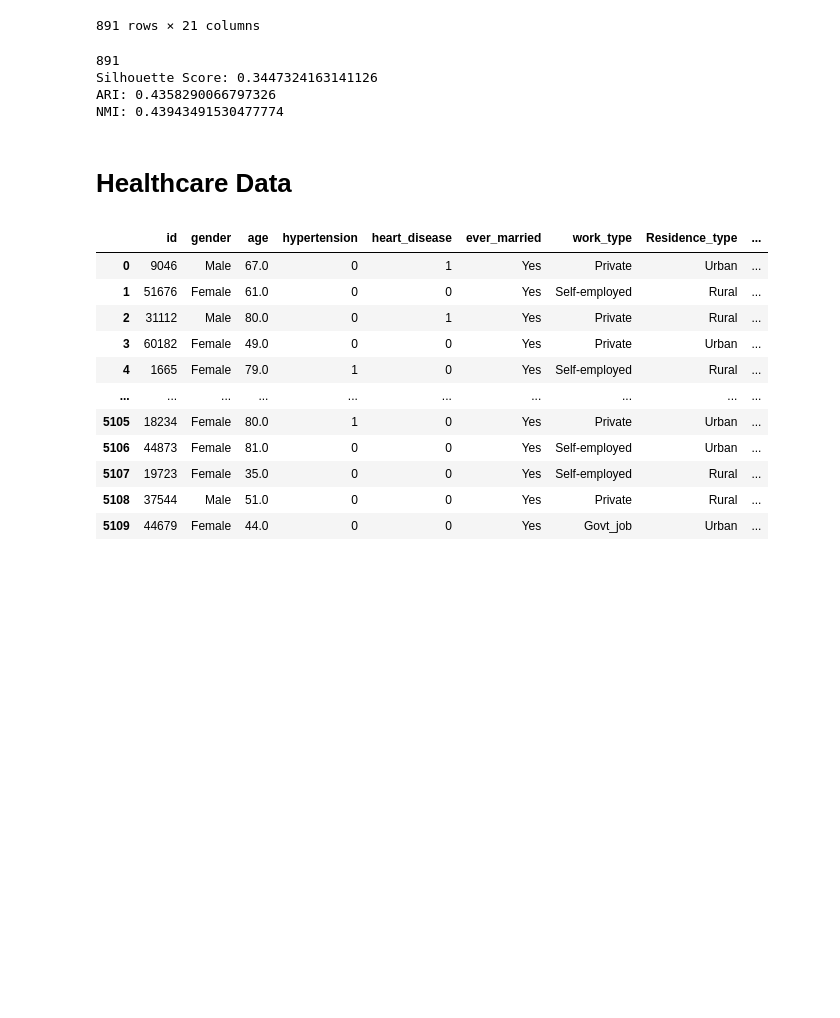
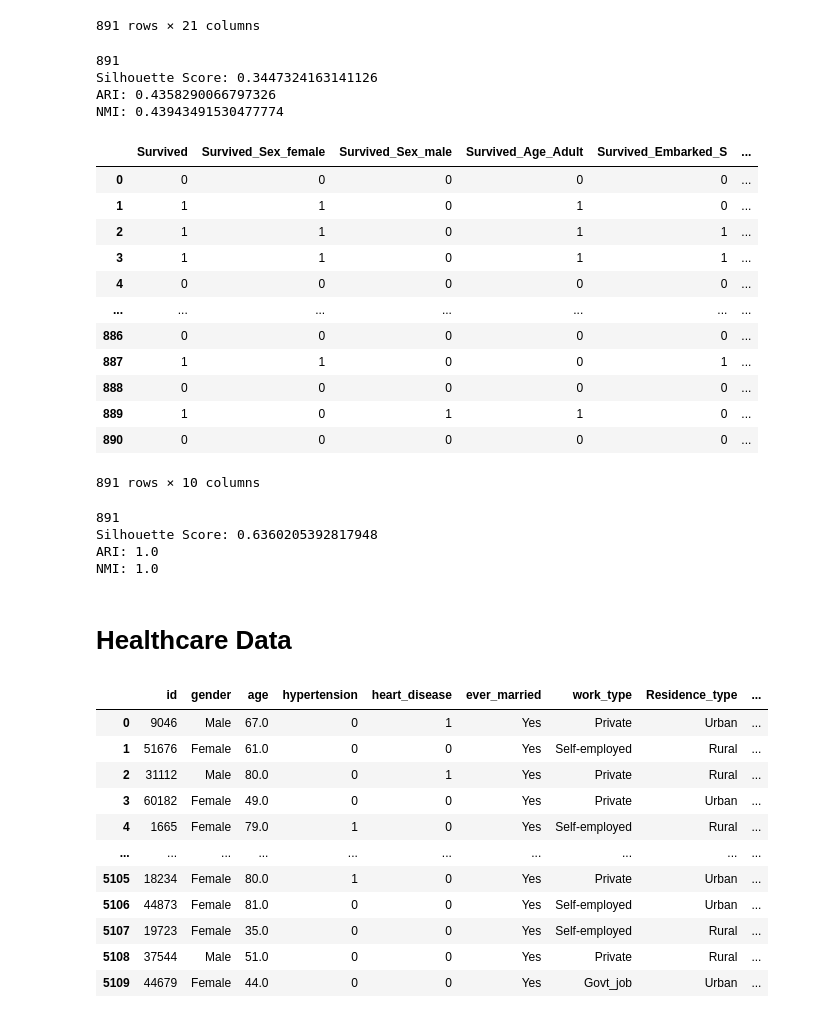
Before and after one commit to gtengwei/CZ4032-Data-Mining, a Jupyter notebook: agglomerative.ipynb, the cells around one changed output. Drawn from its saved outputs; the diff is of its cells as text; code cells hidden in the pictures; blank space fills up the shorter version.

```diff
--- a/agglomerative.ipynb
+++ b/agglomerative.ipynb
@@ -344,6 +344,37 @@ agglomerative(frequent_titanic_df)
 Silhouette Score: 0.3447324163141126
 ARI: 0.4358290066797326
 NMI: 0.43943491530477774
+# %%
+# only frequent itemset
+frequent_df = pd.DataFrame()
+for key in combined_freq_itemsets:
+    # Create a new column with 1 if all specified columns in the combination are 1, and 0 otherwise
+    if 'Survived' in key:
+        combo_name = '_'.join(key)  # Create a column name based on the combination
+        frequent_df[combo_name] = frequent_titanic_df[list(key)].all(axis=1).astype(int)
+frequent_df
+# %% [output]
+|  | Survived | Survived_Sex_female | Survived_Sex_male | Survived_Age_Adult | Survived_Embarked_S | ... |
+| 0 | 0 | 0 | 0 | 0 | 0 | ... |
+| 1 | 1 | 1 | 0 | 1 | 0 | ... |
+| 2 | 1 | 1 | 0 | 1 | 1 | ... |
+| 3 | 1 | 1 | 0 | 1 | 1 | ... |
+| 4 | 0 | 0 | 0 | 0 | 0 | ... |
+| ... | ... | ... | ... | ... | ... | ... |
+| 886 | 0 | 0 | 0 | 0 | 0 | ... |
+| 887 | 1 | 1 | 0 | 0 | 1 | ... |
+| 888 | 0 | 0 | 0 | 0 | 0 | ... |
+| 889 | 1 | 0 | 1 | 1 | 0 | ... |
+| 890 | 0 | 0 | 0 | 0 | 0 | ... |
+891 rows × 10 columns
+# %%
+# only frequent itemset
+agglomerative(frequent_df)
+# %% [output]
+891
+Silhouette Score: 0.6360205392817948
+ARI: 1.0
+NMI: 1.0
 # %% [markdown]
 # Healthcare Data
 # %%
```
